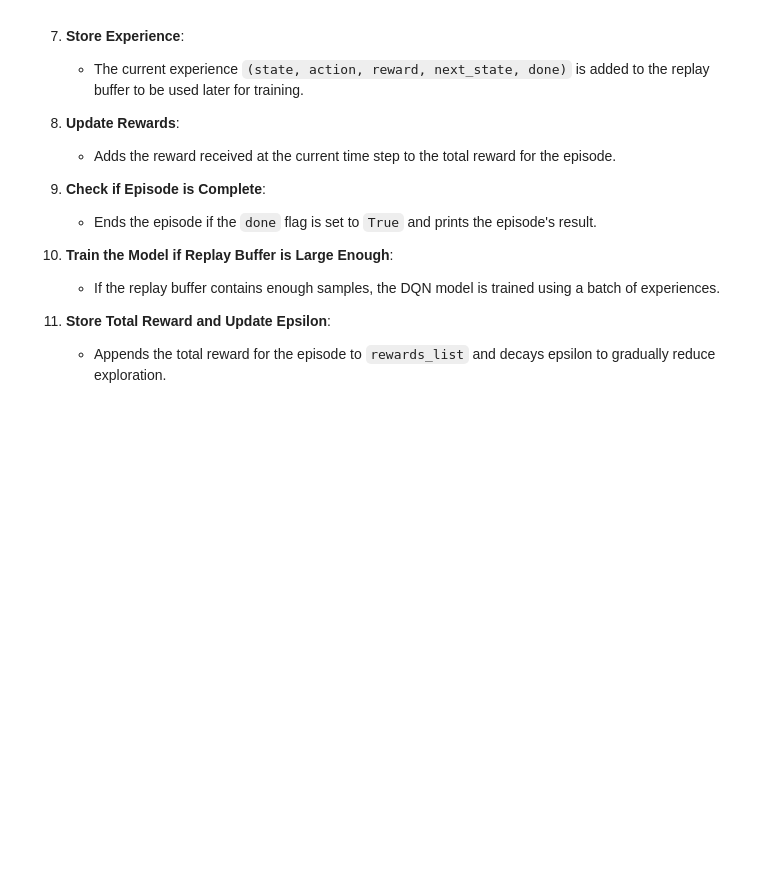
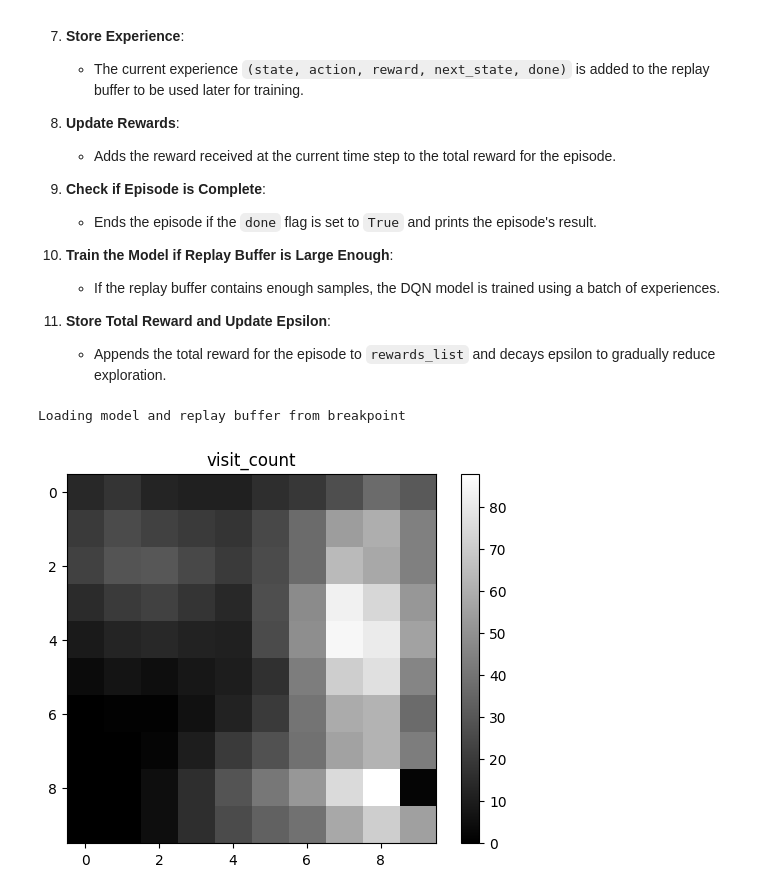
Before and after one commit to dragonundertheworld/ME5418, a Jupyter notebook: dummy_DQN.ipynb, the cells around one changed output. Saved outputs shown, nothing was run; the diff lists cells and outputs as text; code cells hidden in the pictures; blank space fills up the shorter version.

```diff
--- a/dummy_DQN.ipynb
+++ b/dummy_DQN.ipynb
@@ -62,16 +91,19 @@ The state we get from dummy_gym are lists and have only 2 dimensions. So we have
 # %%
 # 处理原始state
 def prepare_state(original_state):
+    '''
+    Prepare the state for the model by numpying and adding dimension
+    '''
     new_state = []
     new_state_shape = []
     for state in original_state:
         state = np.array(state)
         # add dimension
-        state = state.reshape(*state.shape, 1) # (30, 30) -> (30, 30, 1)
+        state = state.reshape(1, *state.shape, 1) # (30, 30) -> (30, 30, 1)
         new_state.append(state)
         new_state_shape.append(state.shape)
 
     return new_state, new_state_shape
 state, state_shape = prepare_state(original_state)
-state_shape
+state_shape[0][1:]
 # %% [output]
@@ -175,7 +207,7 @@ def create_dqn_model(conv_filters_1=32, conv_filters_2=16, kernel_size=(3,3), ac
                      pool=True, dropout=True, residual=True, batch_norm=True, regularizer=None, LSTM=False, flat=True, dense_twice=True): # 多一个全连接多2000参数
                                                                                                                                            # 如果flat=False参数直接减少183万，但会丢失空间信息，因为GlobalAveragePooling2D会平均所有值
     # Input for state_array[0].shape array(120*120)
-    input_visit_count_state = tf.keras.layers.Input(shape=state_shape[0], name='input_visit_count_state')
+    input_visit_count_state = tf.keras.layers.Input(shape=state_shape[0][1:], name='input_visit_count_state')
     conv_visit_count_state = tf.keras.layers.Conv2D(conv_filters_1, kernel_size, activation=activation, padding='same')(input_visit_count_state)
     conv_visit_count_state = tf.keras.layers.Conv2D(conv_filters_1, kernel_size, activation=activation, padding='same')(conv_visit_count_state)
     # print(conv_visit_count_state.shape)
@@ -189,7 +221,7 @@ def create_dqn_model(conv_filters_1=32, conv_filters_2=16, kernel_size=(3,3), ac
     flat_visit_count_state = tf.keras.layers.Flatten()(pool_visit_count_state) if flat == True else tf.keras.layers.GlobalAveragePooling2D()(pool_visit_count_state)
 
     # Input for state_array[1].shape 10x10 array
-    input_fov_map = tf.keras.layers.Input(shape=state_shape[1], name='input_fov_map')
+    input_fov_map = tf.keras.layers.Input(shape=state_shape[1][1:], name='input_fov_map')
     conv_fov_map = tf.keras.layers.Conv2D(conv_filters_2, kernel_size, activation=activation, padding='same')(input_fov_map)
     conv_fov_map = tf.keras.layers.Conv2D(conv_filters_2, kernel_size, activation=activation, padding='same')(conv_fov_map)
     # print(conv_fov_map.shape)
@@ -203,7 +235,7 @@ def create_dqn_model(conv_filters_1=32, conv_filters_2=16, kernel_size=(3,3), ac
     flat_fov_map = tf.keras.layers.Flatten()(pool_fov_map_state) if flat == True else tf.keras.layers.GlobalAveragePooling2D()(pool_fov_map_state)
 
     # Input for 2x1 array
-    input_car_pos = tf.keras.layers.Input(shape=state_shape[2], name='input_car_pos')
+    input_car_pos = tf.keras.layers.Input(shape=state_shape[2][1:], name='input_car_pos')
     dense_car_pos = tf.keras.layers.Flatten()(input_car_pos)
 
     # Concatenate all branches
@@ -225,9 +257,9 @@ def create_dqn_model(conv_filters_1=32, conv_filters_2=16, kernel_size=(3,3), ac
     return model
 
 # Create the DQN model and target model
-if train_mode == 'train_from_breakpoint':
-    model = tf.keras.models.load_model('model.h5')
-    target_model = tf.keras.models.load_model('model.h5')
+if train_mode == 'train_from_breakpoint' or train_mode == 'fine_tune':
+    model = tf.keras.models.load_model(model_path)
+    target_model = tf.keras.models.load_model(model_path)
 elif train_mode == 'train' or train_mode == 'test':
     model = create_dqn_model()
     target_model = create_dqn_model()
@@ -372,4 +394,25 @@ def train_dqn(batch_size):
 
 11. **Store Total Reward and Update Epsilon**:
     - Appends the total reward for the episode to `rewards_list` and decays epsilon to gradually reduce exploration.
+# %%
+def save_breakpoint():
+    model.save(model_path)
+    env.save_state(state_path)
+    with open(replay_buffer_path, 'wb') as f:
+        pickle.dump(replay_buffer, f)
+
+def load_breakpoint():
+    # Model already loaded
+    with open(replay_buffer_path, 'rb') as f:
+        replay_buffer = pickle.load(f)
+    env.load_state(state_path)
+    return replay_buffer
+
+if train_mode=='train_from_breakpoint':
+    replay_buffer = load_breakpoint()
+    print('Loading model and replay buffer from breakpoint')
+    env.render(map_type='visit_count')
+# %% [output]
+Loading model and replay buffer from breakpoint
+[figure, added]
 # %%
```
Also changed, not shown: parts of 9 cells of this notebook.
